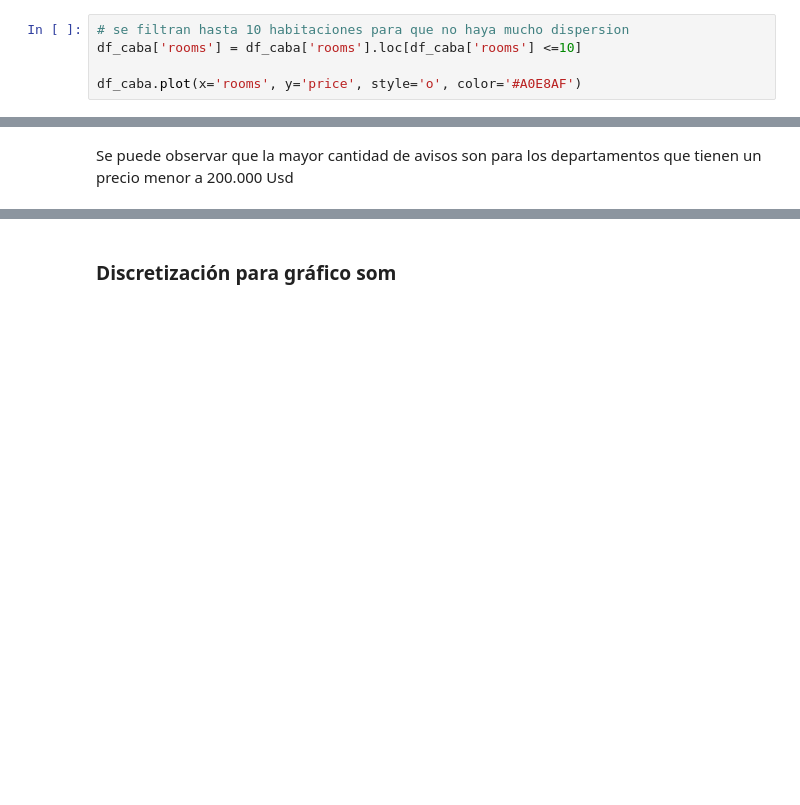
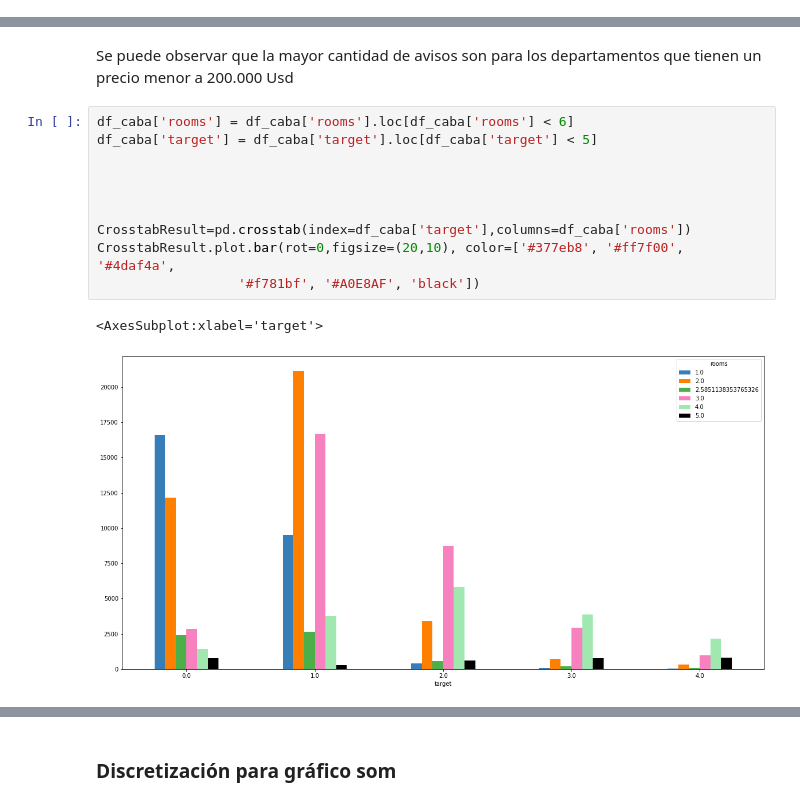
Before and after one commit to crisnicogonzalez/tp-final-isi, a Jupyter notebook: tp-analisis-2022.ipynb, the cells around one changed output, grey strips where cells are left out. Drawn from its saved outputs; the diff is of its cells as text; blank space fills up the shorter version.

```diff
--- a/tp-analisis-2022.ipynb
+++ b/tp-analisis-2022.ipynb
@@ -154,8 +154,3 @@ df_caba.plot(x='surface_covered', y='price', style='o',color='#A0E8AF')
 [figure]
 # %% [markdown]
 ### algunas comparativas
-# %%
-# se filtran hasta 10 habitaciones para que no haya mucho dispersion
-df_caba['rooms'] = df_caba['rooms'].loc[df_caba['rooms'] <=10]
-
-df_caba.plot(x='rooms', y='price', style='o', color='#A0E8AF')
@@ -367,3 +359,16 @@ plt.ylabel('Cantidad de avisos', fontsize=16);
 [figure]
 # %% [markdown]
 Se puede observar que la mayor cantidad de avisos son para los departamentos que tienen un precio menor a 200.000 Usd
+# %%
+df_caba['rooms'] = df_caba['rooms'].loc[df_caba['rooms'] < 6]
+df_caba['target'] = df_caba['target'].loc[df_caba['target'] < 5]
+
+
+
+
+CrosstabResult=pd.crosstab(index=df_caba['target'],columns=df_caba['rooms'])
+CrosstabResult.plot.bar(rot=0,figsize=(20,10), color=['#377eb8', '#ff7f00', '#4daf4a',
+                  '#f781bf', '#A0E8AF', 'black'])
+# %% [output]
+<AxesSubplot:xlabel='target'>
+[figure, added]
```
Also changed, not shown: parts of 2 cells of this notebook, 2 other files.
